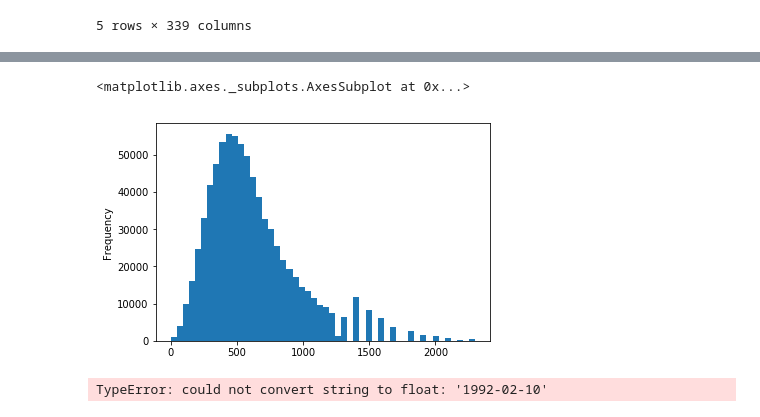
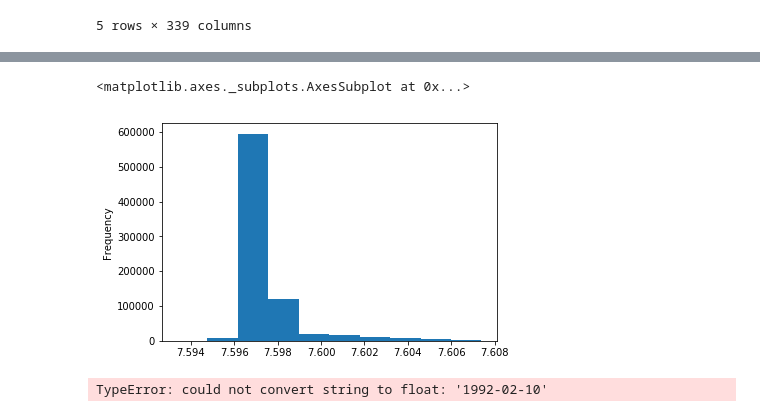
Before and after one commit to willacya/Bertelsmann-Arvato-Project, a Jupyter notebook: Arvato Project Workbook.ipynb, the cells around one changed output, grey strips where cells are left out. Saved outputs shown, nothing was run; the diff lists cells and outputs as text; code cells hidden in the pictures.

Commit message:
split columns in to cat/continous/binary

```diff
--- a/Arvato Project Workbook.ipynb
+++ b/Arvato Project Workbook.ipynb
@@ -513,0 +557,12 @@ for i, attribute in enumerate(attribute_list[:9]):
+# %%
+def EINGEFUEGT_AM_processing(df):
+
+    df.EINGEFUEGT_AM = pd.to_datetime(df.EINGEFUEGT_AM)
+    df['EINGEFUEGT_AM_YEAR'] = df['EINGEFUEGT_AM'].dt.year
+    df['EINGEFUEGT_AM_MONTH'] = df['EINGEFUEGT_AM'].dt.month
+    df.drop(columns=['EINGEFUEGT_AM'], inplace=True)
+
+    return df
+# %%
+azdias = EINGEFUEGT_AM_processing(azdias)
+customers = EINGEFUEGT_AM_processing(customers)
@@ -513,0 +576,12 @@ for i, attribute in enumerate(attribute_list[:9]):
+# %%
+def continuous_processing(df):
+    continuous_columns = ['KBA13_ANZAHL_PKW','GEBURTSJAHR','EINGEZOGENAM_HH_JAHR','MIN_GEBAEUDEJAHR']
+
+    for column in continuous_columns:
+        if abs(df[column].skew()) > 1.0:
+            df[column] = np.log(df[column])
+
+    return df
+# %%
+azdias = continuous_processing(azdias)
+customers = continuous_processing(customers)
@@ -514,8 +609,8 @@ for i, attribute in enumerate(attribute_list[:9]):
 # %%
-.KBA13_ANZAHL_PKW.plot(kind='hist', bins=50)
+azdias['MIN_GEBAEUDEJAHR'].plot(kind='hist')
 # %% [output]
 <matplotlib.axes._subplots.AxesSubplot at 0x...>
-[figure, old version]
+[figure, new version]
 # %%
 for i in attribute_info.sort_values(by='NUM_VALUES', ascending=False)['ATTRIBUTE'][:5].values:
 
```
Also changed, not shown: parts of 13 cells of this notebook.
